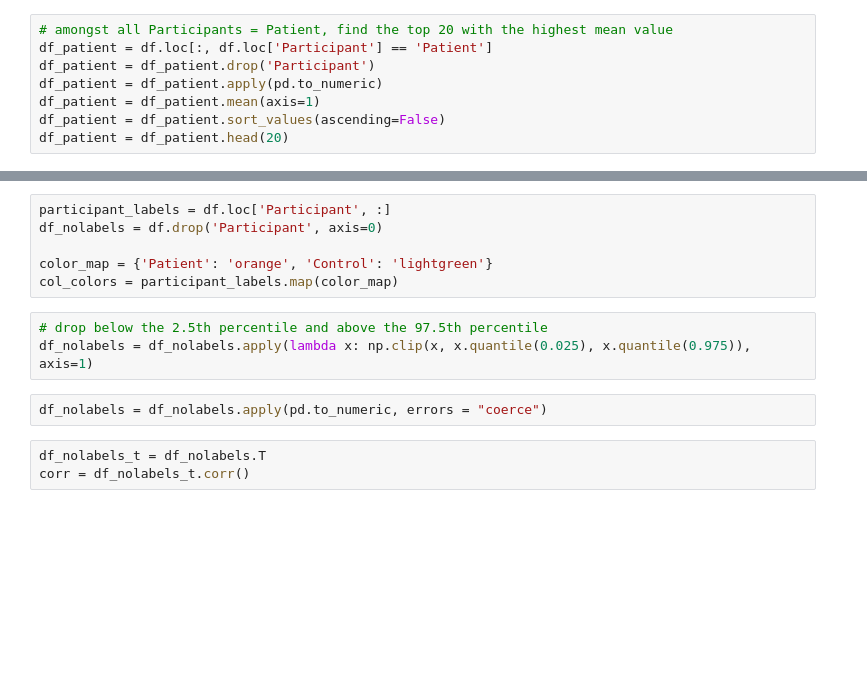
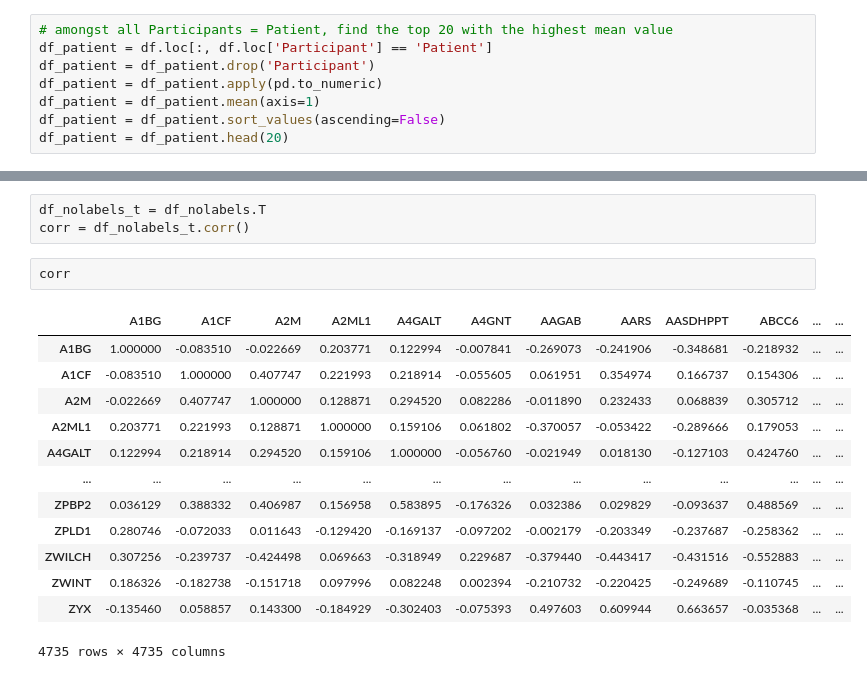
Before and after one commit to briantruan/ns4300-mecfs, a Jupyter notebook: final_project.ipynb, the cells around one changed output, grey strips where cells are left out. Drawn from its saved outputs; the diff is of its cells as text; blank space fills up the shorter version.

```diff
--- a/final_project.ipynb
+++ b/final_project.ipynb
@@ -94,15 +132,20 @@ Index(['10-Sep', '11-Sep', '3-Sep', '6-Sep', 'A1BG', 'A1CF', 'A2M', 'A2ML1',
-# %%
-participant_labels = df.loc['Participant', :]
-df_nolabels = df.drop('Participant', axis=0)
-
-color_map = {'Patient': 'orange', 'Control': 'lightgreen'}
-col_colors = participant_labels.map(color_map)
-# %%
-# drop below the 2.5th percentile and above the 97.5th percentile
-df_nolabels = df_nolabels.apply(lambda x: np.clip(x, x.quantile(0.025), x.quantile(0.975)), axis=1)
-# %%
-df_nolabels = df_nolabels.apply(pd.to_numeric, errors = "coerce")
 # %%
 df_nolabels_t = df_nolabels.T
 corr = df_nolabels_t.corr()
+# %%
+corr
+# %% [output]
+|  | A1BG | A1CF | A2M | A2ML1 | A4GALT | A4GNT | AAGAB | AARS | AASDHPPT | ABCC6 | ... | ... |
+| A1BG | 1.000000 | -0.083510 | -0.022669 | 0.203771 | 0.122994 | -0.007841 | -0.269073 | -0.241906 | -0.348681 | -0.218932 | ... | ... |
+| A1CF | -0.083510 | 1.000000 | 0.407747 | 0.221993 | 0.218914 | -0.055605 | 0.061951 | 0.354974 | 0.166737 | 0.154306 | ... | ... |
+| A2M | -0.022669 | 0.407747 | 1.000000 | 0.128871 | 0.294520 | 0.082286 | -0.011890 | 0.232433 | 0.068839 | 0.305712 | ... | ... |
+| A2ML1 | 0.203771 | 0.221993 | 0.128871 | 1.000000 | 0.159106 | 0.061802 | -0.370057 | -0.053422 | -0.289666 | 0.179053 | ... | ... |
+| A4GALT | 0.122994 | 0.218914 | 0.294520 | 0.159106 | 1.000000 | -0.056760 | -0.021949 | 0.018130 | -0.127103 | 0.424760 | ... | ... |
+| ... | ... | ... | ... | ... | ... | ... | ... | ... | ... | ... | ... | ... |
+| ZPBP2 | 0.036129 | 0.388332 | 0.406987 | 0.156958 | 0.583895 | -0.176326 | 0.032386 | 0.029829 | -0.093637 | 0.488569 | ... | ... |
+| ZPLD1 | 0.280746 | -0.072033 | 0.011643 | -0.129420 | -0.169137 | -0.097202 | -0.002179 | -0.203349 | -0.237687 | -0.258362 | ... | ... |
+| ZWILCH | 0.307256 | -0.239737 | -0.424498 | 0.069663 | -0.318949 | 0.229687 | -0.379440 | -0.443417 | -0.431516 | -0.552883 | ... | ... |
+| ZWINT | 0.186326 | -0.182738 | -0.151718 | 0.097996 | 0.082248 | 0.002394 | -0.210732 | -0.220425 | -0.249689 | -0.110745 | ... | ... |
+| ZYX | -0.135460 | 0.058857 | 0.143300 | -0.184929 | -0.302403 | -0.075393 | 0.497603 | 0.609944 | 0.663657 | -0.035368 | ... | ... |
+4735 rows × 4735 columns
 # %%
```
Also changed, not shown: parts of 17 cells of this notebook, 4 other files.
